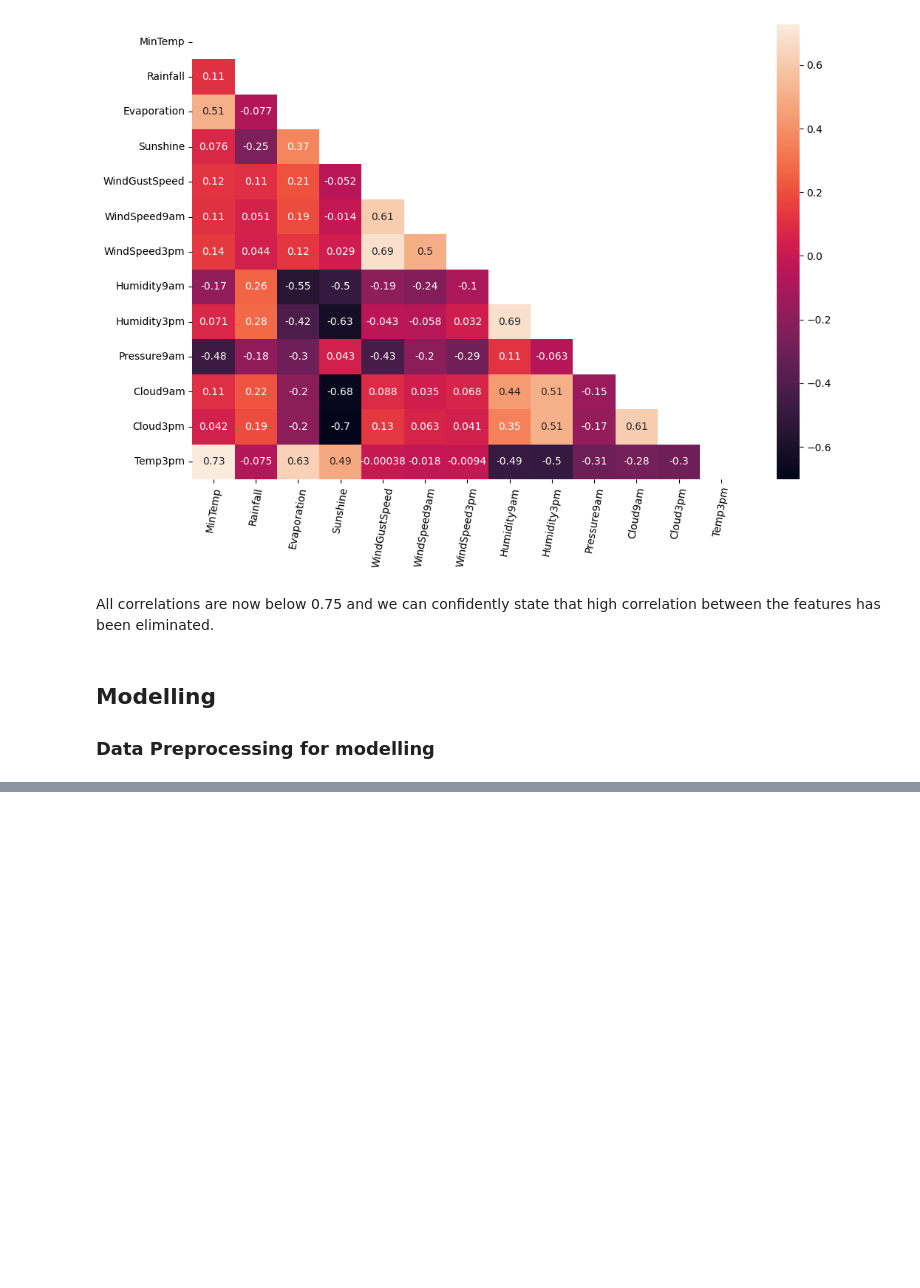
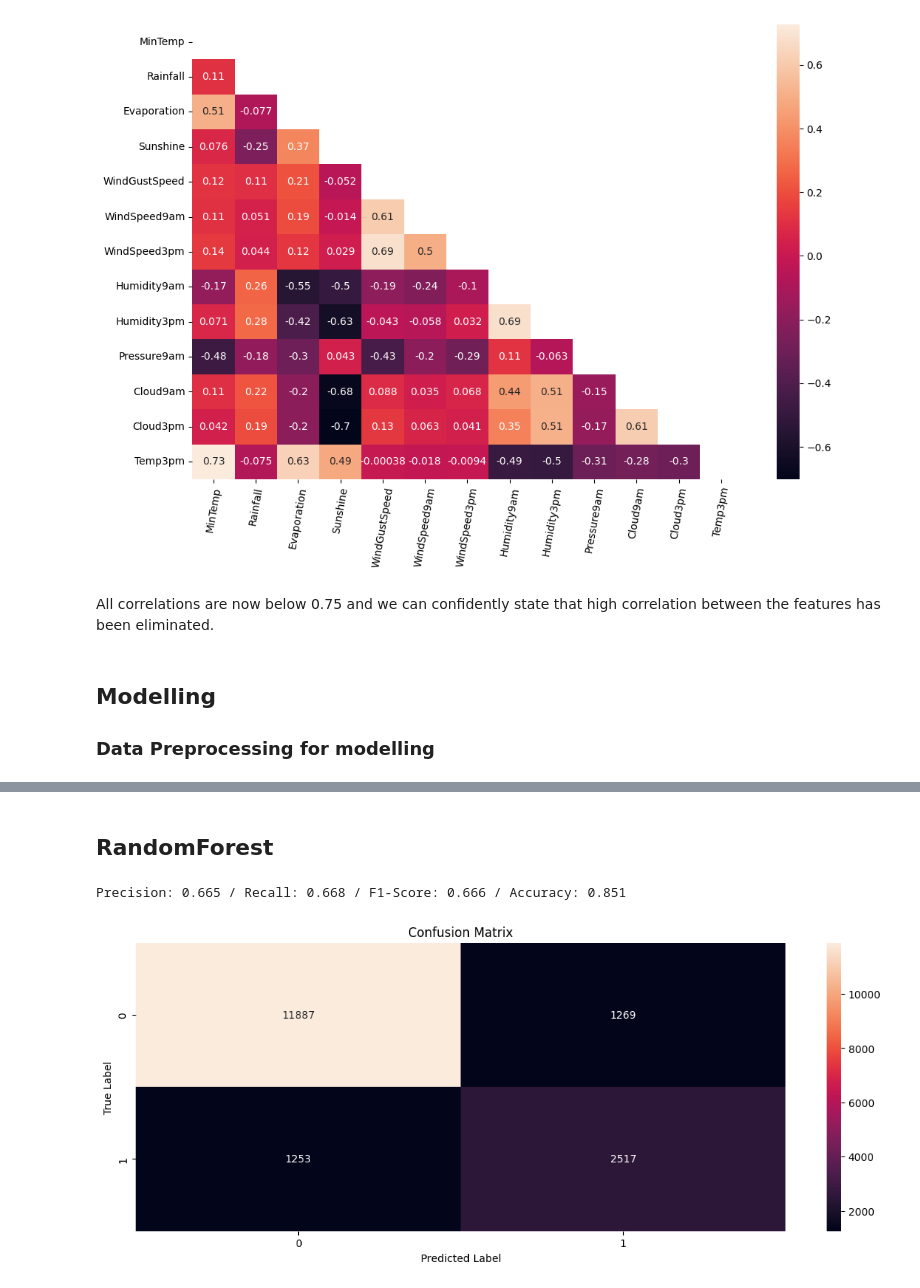
Before and after one commit to teofizzy/Australian_Weather, a Jupyter notebook: index.ipynb, the cells around one changed output, grey strips where cells are left out. Cells and saved outputs as stored; diff of their text form; code cells hidden in the pictures; blank space fills up the shorter version.

```diff
--- a/index.ipynb
+++ b/index.ipynb
@@ -1203,0 +1256,15 @@ ModuleNotFoundError: No module named 'cuML'
+# %% [markdown]
+## RandomForest
+# %%
+rf = RandomForestClassifier()
+
+# Fitting the model
+rf_clf = model
+
+rf_model = rf_clf.fit_model(rf, X_train_resampled, y_train_resampled)
+
+# scoring the model
+rf_clf.score_model(rf_model, y_test, X_test)
+# %% [output]
+Precision: 0.665 / Recall: 0.668 / F1-Score: 0.666 / Accuracy: 0.851
+[figure, added]
```
Also changed, not shown: parts of 47 cells of this notebook, 3 other files.
